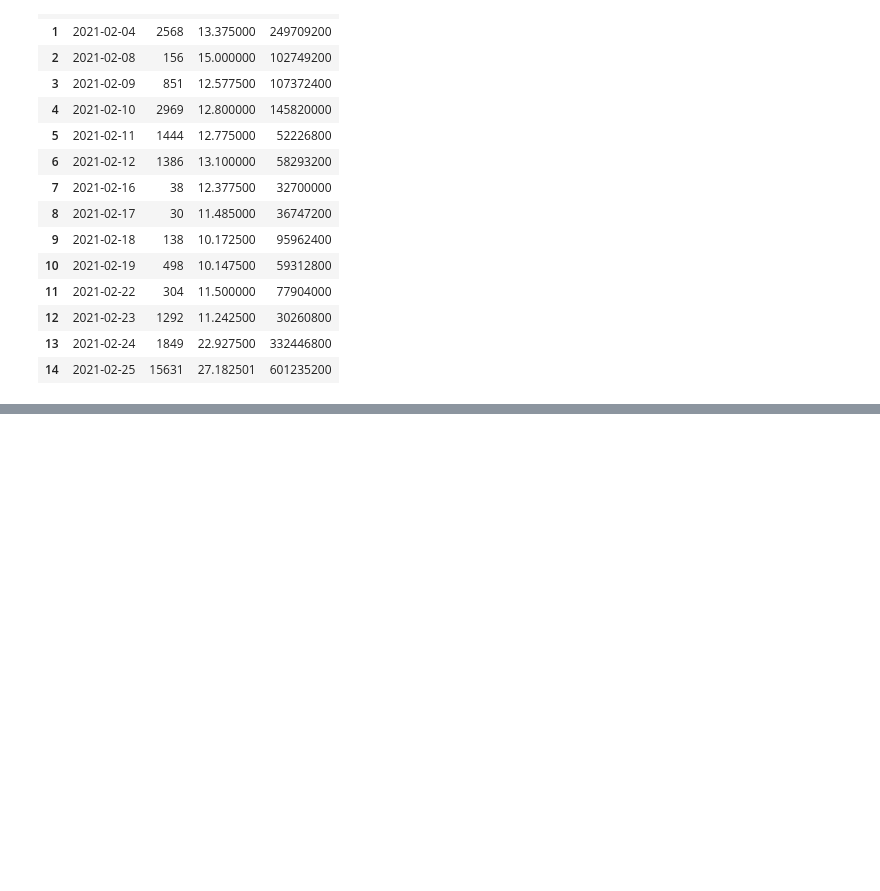
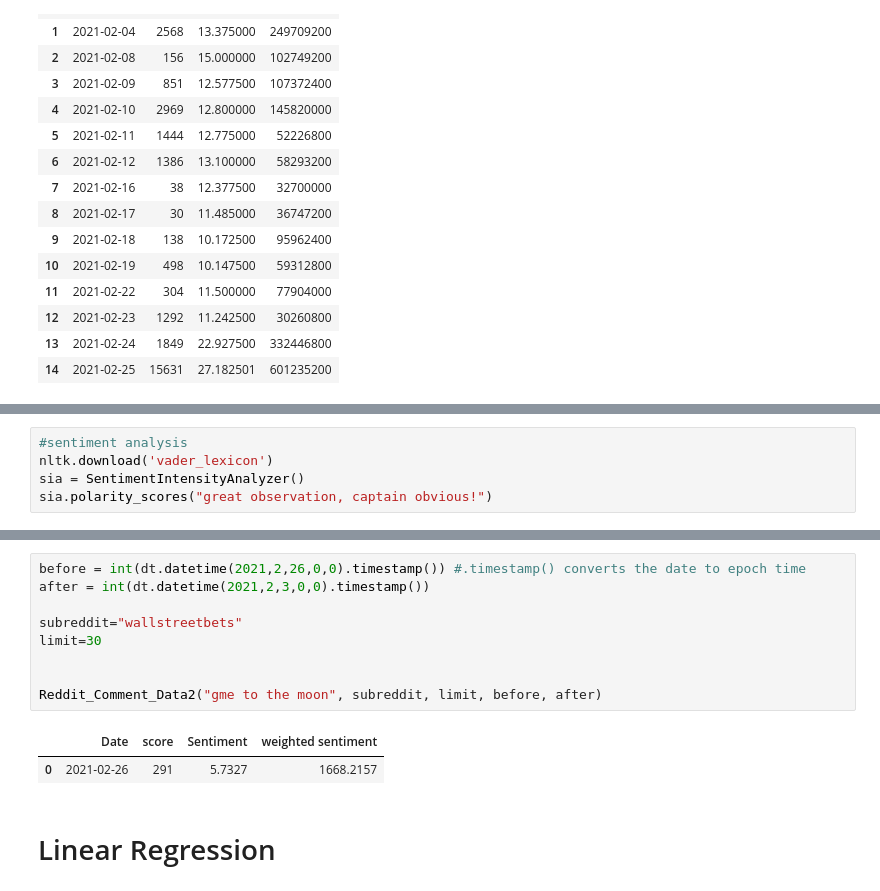
Before and after one commit to Daniilab/DSCI510_Final_Project, a Jupyter notebook: Final_Project.ipynb, the cells around one changed output, grey strips where cells are left out. Cells and saved outputs as stored; diff of their text form; blank space fills up the shorter version.

```diff
--- a/Final_Project.ipynb
+++ b/Final_Project.ipynb
@@ -163,0 +159,5 @@ correlation.loc['Close', 'score']
+# %%
+#sentiment analysis
+nltk.download('vader_lexicon')
+sia = SentimentIntensityAnalyzer()
+sia.polarity_scores("great observation, captain obvious!")
@@ -163,0 +222,14 @@ correlation.loc['Close', 'score']
+# %%
+before = int(dt.datetime(2021,2,26,0,0).timestamp()) #.timestamp() converts the date to epoch time
+after = int(dt.datetime(2021,2,3,0,0).timestamp())
+
+subreddit="wallstreetbets"
+limit=30
+
+
+Reddit_Comment_Data2("gme to the moon", subreddit, limit, before, after)
+# %% [output]
+|  | Date | score | Sentiment | weighted sentiment |
+| 0 | 2021-02-26 | 291 | 5.7327 | 1668.2157 |
+# %% [markdown]
+# Linear Regression
```
Also changed, not shown: parts of 14 cells of this notebook.
